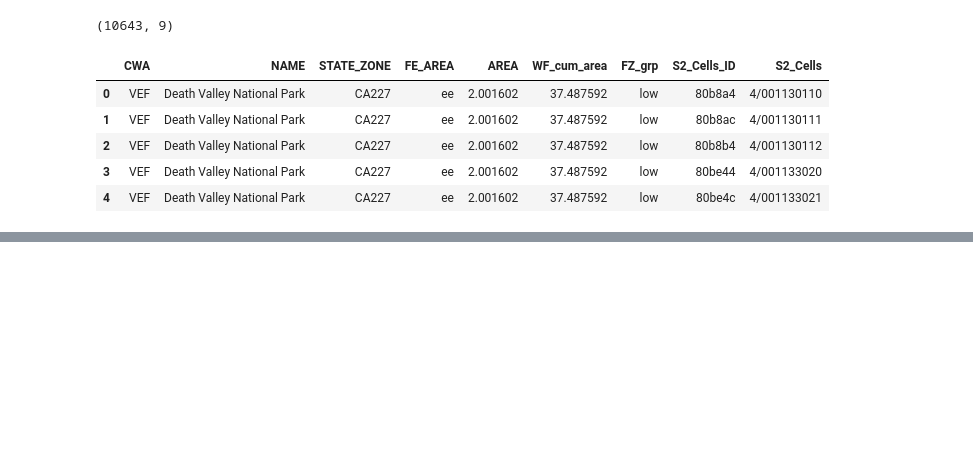
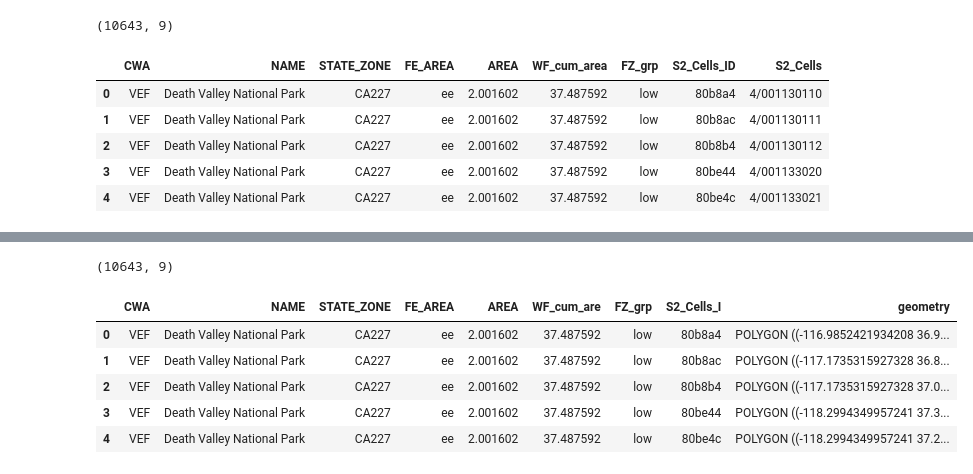
Before and after one commit to jayzuniga/w210_Wildfire, a Jupyter notebook: DataPrep/CA_S2_Conversion_v2.ipynb, the cells around one changed output, grey strips where cells are left out. Drawn from its saved outputs; the diff is of its cells as text; code cells hidden in the pictures; blank space fills up the shorter version.

```diff
--- a/DataPrep/CA_S2_Conversion_v2.ipynb
+++ b/DataPrep/CA_S2_Conversion_v2.ipynb
@@ -843,3 +843,17 @@ ca_s2_geom_gdf.head()
 | 4 | VEF | Death Valley National Park | CA227 | ee | 2.001602 | 37.487592 | low | 80be4c | POLYGON ((-118.2994349957241 37.2... |
 # %%
 ca_s2_geom_gdf.to_file('./Data/Processed/CA_S2Cells/CA_S2Cells.shp', driver='ESRI Shapefile')
+# %%
+check = gpd.read_file("./Data/Processed/CA_S2Cells/CA_S2Cells.shp")
+check.shape
+# %% [output]
+(10643, 9)
+# %%
+check.head()
+# %% [output]
+|  | CWA | NAME | STATE_ZONE | FE_AREA | AREA | WF_cum_are | FZ_grp | S2_Cells_I | geometry |
+| 0 | VEF | Death Valley National Park | CA227 | ee | 2.001602 | 37.487592 | low | 80b8a4 | POLYGON ((-116.9852421934208 36.9... |
+| 1 | VEF | Death Valley National Park | CA227 | ee | 2.001602 | 37.487592 | low | 80b8ac | POLYGON ((-117.1735315927328 36.8... |
+| 2 | VEF | Death Valley National Park | CA227 | ee | 2.001602 | 37.487592 | low | 80b8b4 | POLYGON ((-117.1735315927328 37.0... |
+| 3 | VEF | Death Valley National Park | CA227 | ee | 2.001602 | 37.487592 | low | 80be44 | POLYGON ((-118.2994349957241 37.3... |
+| 4 | VEF | Death Valley National Park | CA227 | ee | 2.001602 | 37.487592 | low | 80be4c | POLYGON ((-118.2994349957241 37.2... |
```
